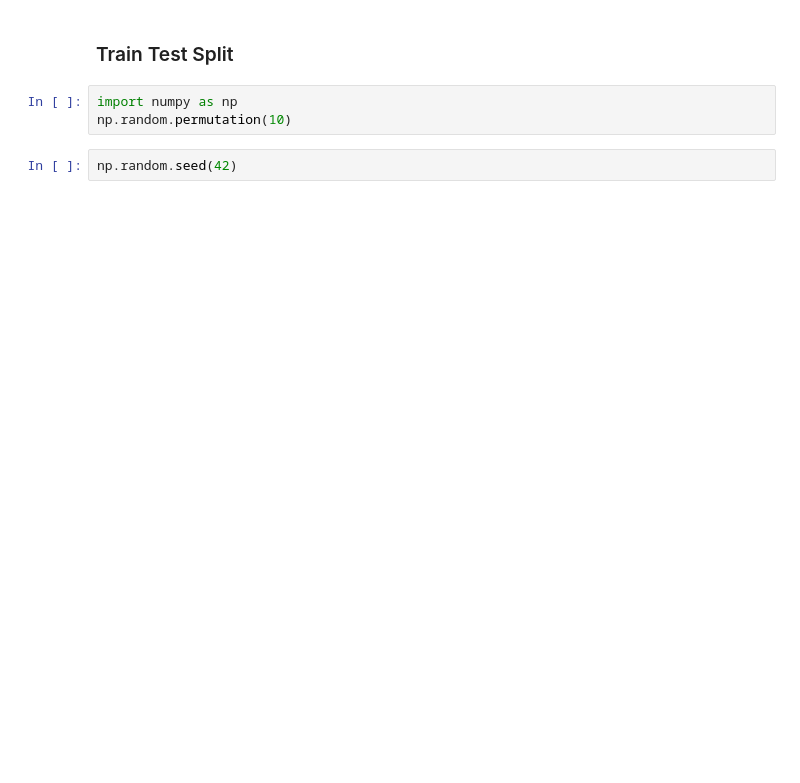
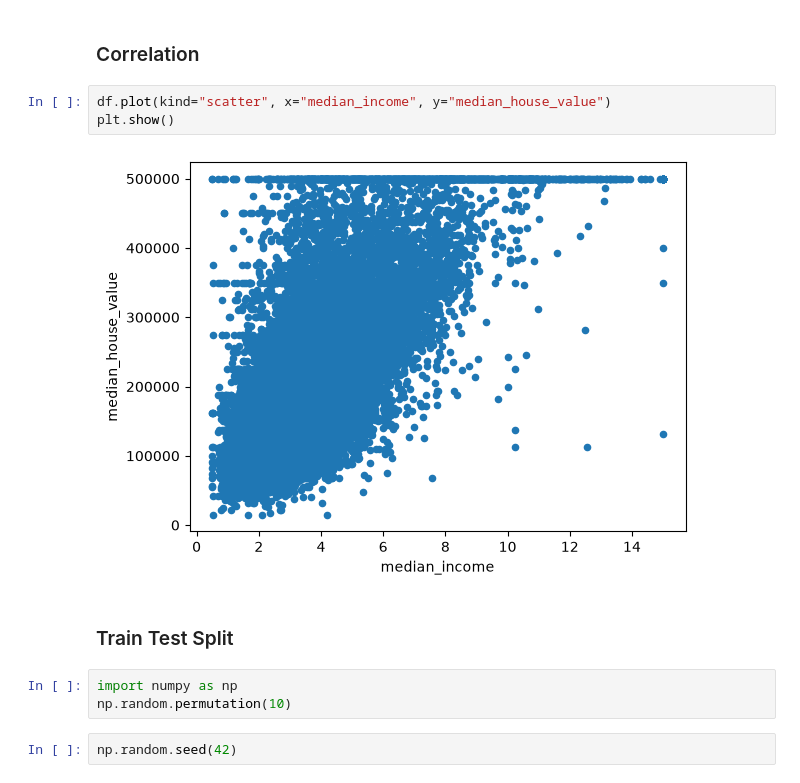
Before and after one commit to VallarasuS/ml-notes, a Jupyter notebook: data.ipynb, the cells around one changed output. Saved outputs shown, nothing was run; the diff lists cells and outputs as text; blank space fills up the shorter version.

```diff
--- a/data.ipynb
+++ b/data.ipynb
@@ -21,3 +56,10 @@ plt.show()
+# %% [markdown]
+### Correlation
+# %%
+df.plot(kind="scatter", x="median_income", y="median_house_value")
+plt.show()
+# %% [output]
+[figure, added]
 # %% [markdown]
 ### Train Test Split
 # %%
```
Also changed, not shown: parts of 9 cells of this notebook, 2 other files.
